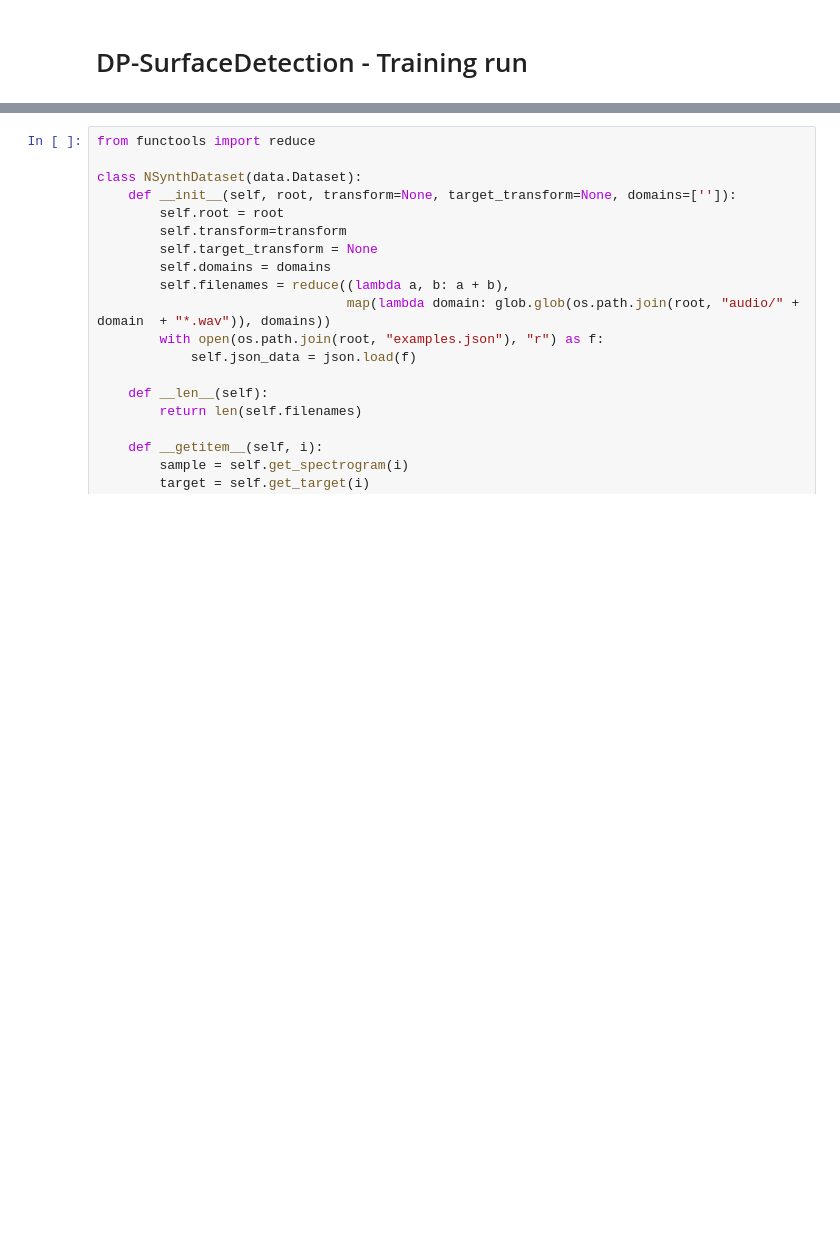
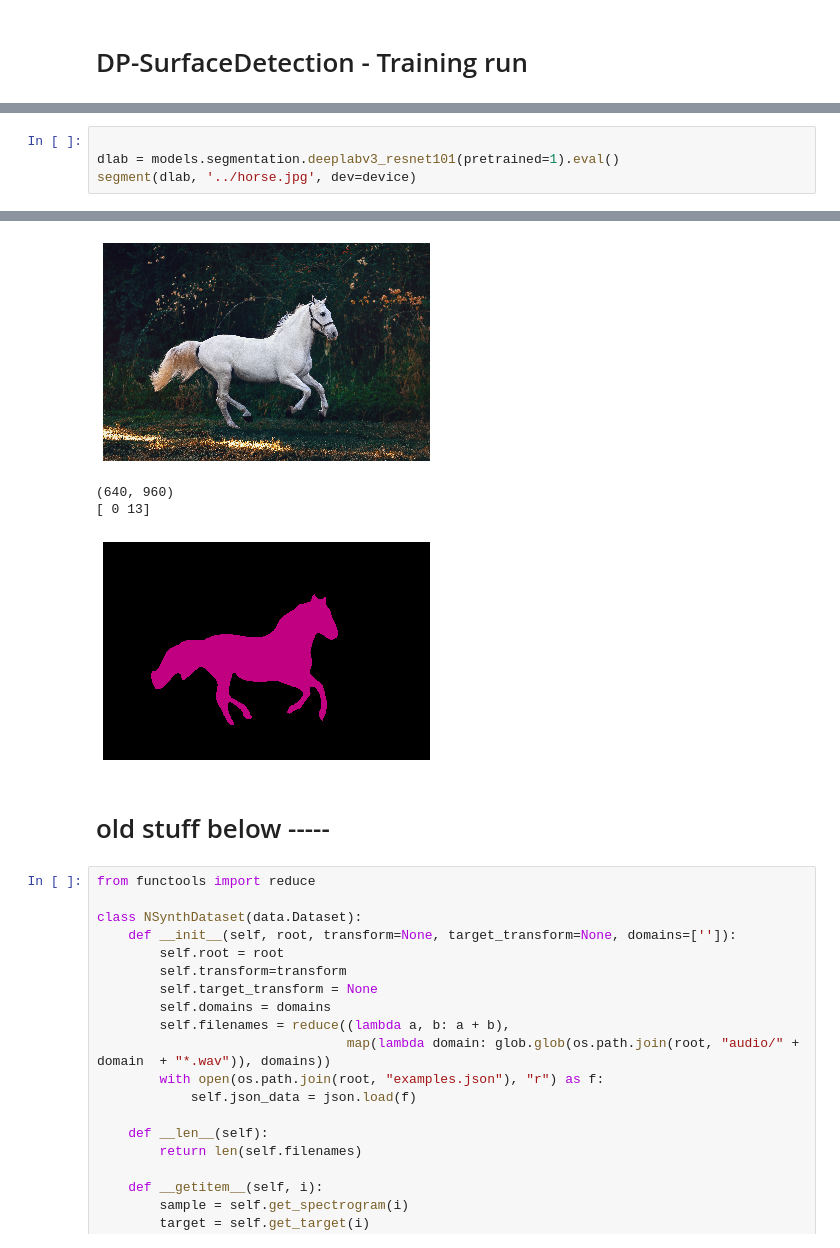
Before and after one commit to luckyluks/DP-SurfaceDetection, a Jupyter notebook: src/training.ipynb, the cells around one changed output, grey strips where cells are left out. Drawn from its saved outputs; the diff is of its cells as text; blank space fills up the shorter version.

```diff
--- a/src/training.ipynb
+++ b/src/training.ipynb
@@ -26,0 +89,5 @@ from plotter import Plotter
+# %%
+
+dlab = models.segmentation.deeplabv3_resnet101(pretrained=1).eval()
+segment(dlab, '../horse.jpg', dev=device)
+# %% [output]
@@ -27,3 +95,9 @@ from plotter import Plotter
+[figure, added]
+(640, 960)
+[ 0 13]
+[figure, added]
+# %% [markdown]
+# old stuff below -----
 # %%
 from functools import reduce
 
```
Also changed, not shown: parts of 9 cells of this notebook, 1 other file.
